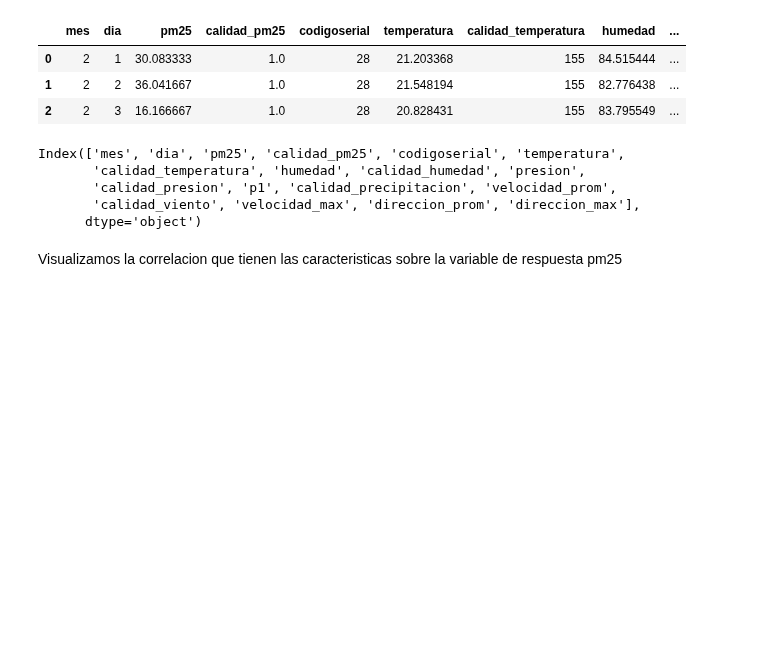
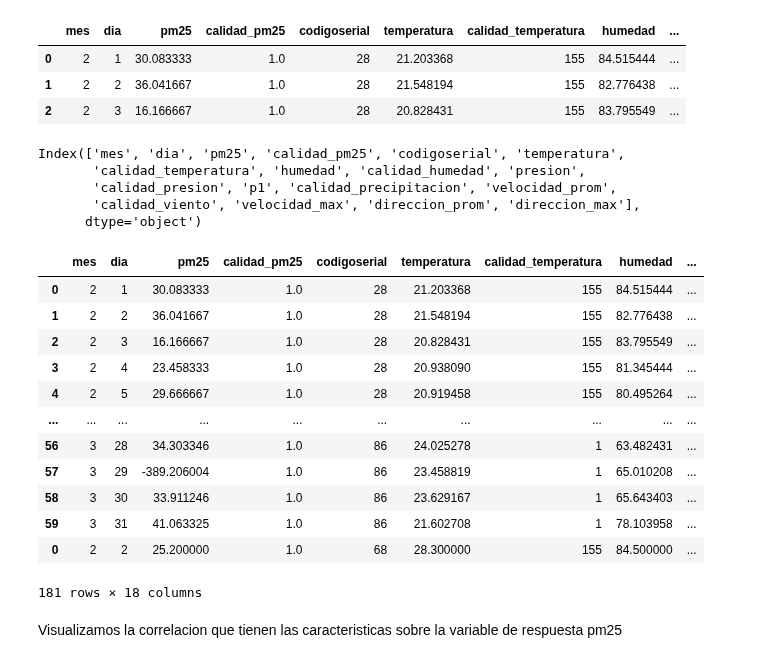
Before and after one commit to kennethLeonel/Monografia-calidad-del-aire-valle-de-aburra, a Jupyter notebook: Proyecto_dataset.ipynb, the cells around one changed output. Drawn from its saved outputs; the diff is of its cells as text; code cells hidden in the pictures; blank space fills up the shorter version.

```diff
--- a/Proyecto_dataset.ipynb
+++ b/Proyecto_dataset.ipynb
@@ -332,14 +332,17 @@ Index(['mes', 'dia', 'pm25', 'calidad_pm25', 'codigoserial', 'temperatura',
 class CalidadAire():
     """
       Clase Calidad del aire
-      Esta clase srive para adicionar los datos de la calidad del aire por estacion  con cada uno de  las varias en presion, pre
+      Esta clase srive para adicionar los datos de la calidad del aire por estacion  con cada uno de
+      las varias en presion, pre
     """
-    def __init__(self, mes:int,dia:int,calidad_pm25:int,codigoserial:int,temperatura:int,calidad_temperatura:int,humedad:int,
-                 calidad_humedad:int,presion:int,p1:int,calidad_precipitacion:int,calidad_presion:int,velocidad_prom:int,calidad_viento:int,velocidad_max:int,
-                 direccion_prom:int,direccion_max:int,):
+    def __init__(self, mes:int,dia:int,pm25:float,calidad_pm25:int,codigoserial:int,temperatura:float,
+                 calidad_temperatura:int,humedad:float,calidad_humedad:int,presion:float,
+                 p1:float,calidad_precipitacion:int,calidad_presion:int,velocidad_prom:float,
+                 calidad_viento:int,velocidad_max:float,direccion_prom:float,direccion_max:float):
         self.info={
             "mes":mes,
             "dia":dia,
+            "pm25":pm25,
             "calidad_pm25":calidad_pm25,
             "codigoserial":codigoserial,
             "temperatura":temperatura,
@@ -357,6 +360,31 @@ class CalidadAire():
             "direccion_max":direccion_max,
 
         }
+
+    def adicionarData(self, dataSet):
+        newDataSet=pd.DataFrame([self.info])
+
+        dataSet=pd.concat([dataSet,newDataSet],axis=0)
+
+        return dataSet
+
+cal_aire = CalidadAire(2,2,25.2,1,68,28.3,155,84.5,1,0.0,0.05,1,1,1.5,155,2.5,155.4,170.3)
+# %%
+cal_aire.adicionarData(dataSetCalidadAire)
+# %% [output]
+|  | mes | dia | pm25 | calidad_pm25 | codigoserial | temperatura | calidad_temperatura | humedad | ... |
+| 0 | 2 | 1 | 30.083333 | 1.0 | 28 | 21.203368 | 155 | 84.515444 | ... |
+| 1 | 2 | 2 | 36.041667 | 1.0 | 28 | 21.548194 | 155 | 82.776438 | ... |
+| 2 | 2 | 3 | 16.166667 | 1.0 | 28 | 20.828431 | 155 | 83.795549 | ... |
+| 3 | 2 | 4 | 23.458333 | 1.0 | 28 | 20.938090 | 155 | 81.345444 | ... |
+| 4 | 2 | 5 | 29.666667 | 1.0 | 28 | 20.919458 | 155 | 80.495264 | ... |
+| ... | ... | ... | ... | ... | ... | ... | ... | ... | ... |
+| 56 | 3 | 28 | 34.303346 | 1.0 | 86 | 24.025278 | 1 | 63.482431 | ... |
+| 57 | 3 | 29 | -389.206004 | 1.0 | 86 | 23.458819 | 1 | 65.010208 | ... |
+| 58 | 3 | 30 | 33.911246 | 1.0 | 86 | 23.629167 | 1 | 65.643403 | ... |
+| 59 | 3 | 31 | 41.063325 | 1.0 | 86 | 21.602708 | 1 | 78.103958 | ... |
+| 0 | 2 | 2 | 25.200000 | 1.0 | 68 | 28.300000 | 155 | 84.500000 | ... |
+181 rows × 18 columns
 # %% [markdown]
 Visualizamos la correlacion que tienen las caracteristicas sobre la variable de respuesta pm25
 # %%
```
Also changed, not shown: parts of 1 cell of this notebook.
